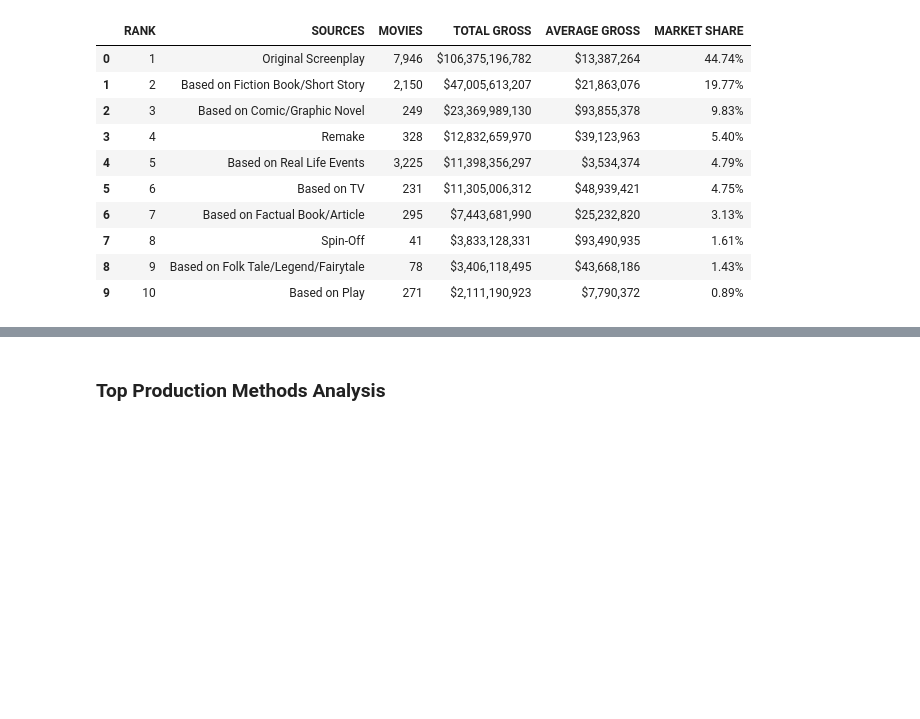
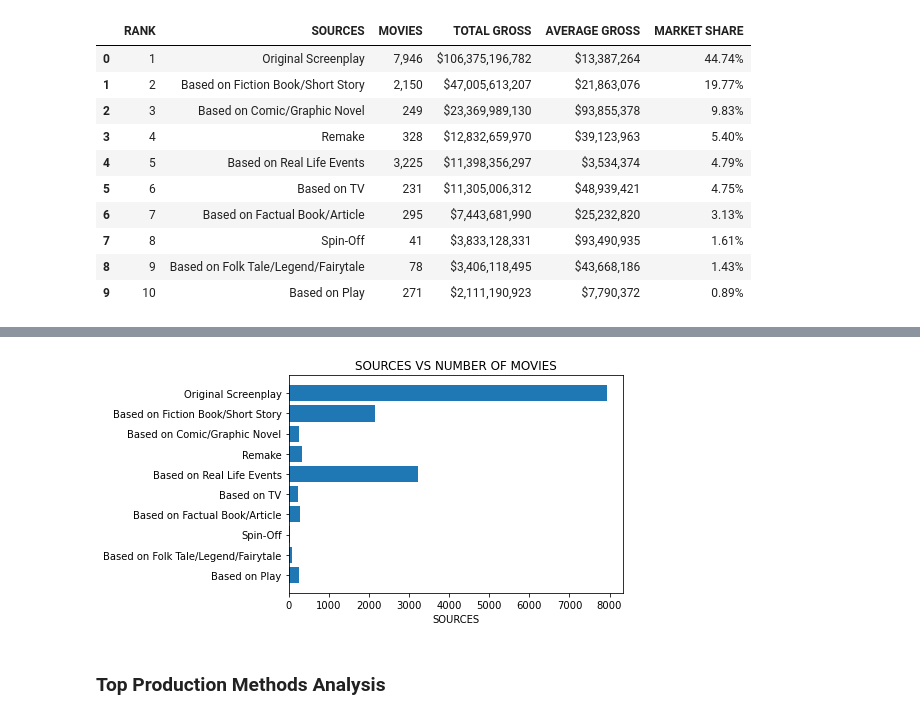
Before and after one commit to aliyusifov99/Hollywood-Theatrical-Market-Synopsis-1995-to-2021, a Jupyter notebook: Hollywood_Theatrical_Market_Synopsis_1995_to_2021.ipynb, the cells around one changed output, grey strips where cells are left out. Saved outputs shown, nothing was run; the diff lists cells and outputs as text; code cells hidden in the pictures; blank space fills up the shorter version.

```diff
--- a/Hollywood_Theatrical_Market_Synopsis_1995_to_2021.ipynb
+++ b/Hollywood_Theatrical_Market_Synopsis_1995_to_2021.ipynb
@@ -830,0 +902,18 @@ TopGrossingSources
+# %%
+# data cleaning
+#Converting TOTAL GROSS from object to int
+TopGrossingSources['TOTAL GROSS']=TopGrossingSources['TOTAL GROSS'].replace(',','', regex=True)
+TopGrossingSources['TOTAL GROSS']=TopGrossingSources['TOTAL GROSS'].str.replace('$','', regex=True)
+TopGrossingSources['TOTAL GROSS']=pd.to_numeric(TopGrossingSources['TOTAL GROSS'])
+
+#Converting AVERAGE GROSS from object to int
+TopGrossingSources['AVERAGE GROSS']=TopGrossingSources['AVERAGE GROSS'].replace(',','', regex=True)
+TopGrossingSources['AVERAGE GROSS']=TopGrossingSources['AVERAGE GROSS'].str.replace('$','', regex=True)
+TopGrossingSources['AVERAGE GROSS']=pd.to_numeric(TopGrossingSources['AVERAGE GROSS'])
+
+#Converting AVERAGE GROSS from object to int
+TopGrossingSources['MOVIES']=TopGrossingSources['MOVIES'].replace(',','', regex=True)
+TopGrossingSources['MOVIES']=TopGrossingSources['MOVIES'].str.replace('$','', regex=True)
+TopGrossingSources['MOVIES']=pd.to_numeric(TopGrossingSources['MOVIES'])
+
+TopGrossingSources
@@ -831,3 +932,13 @@ TopGrossingSources
+# %%
+# Bar plot for Sources and Number of Movies
+fig, ax = plt.subplots()
+ax.barh(TopGrossingSources['SOURCES'], TopGrossingSources['MOVIES'], align='center')
+ax.invert_yaxis()  # labels read top-to-bottom
+ax.set_xlabel('SOURCES')
+ax.set_title('SOURCES VS NUMBER OF MOVIES')
+plt.show()
+# %% [output]
+[figure, added]
 # %% [markdown]
 ### Top Production Methods Analysis
 # %%
```
Also changed, not shown: parts of 32 cells of this notebook.
